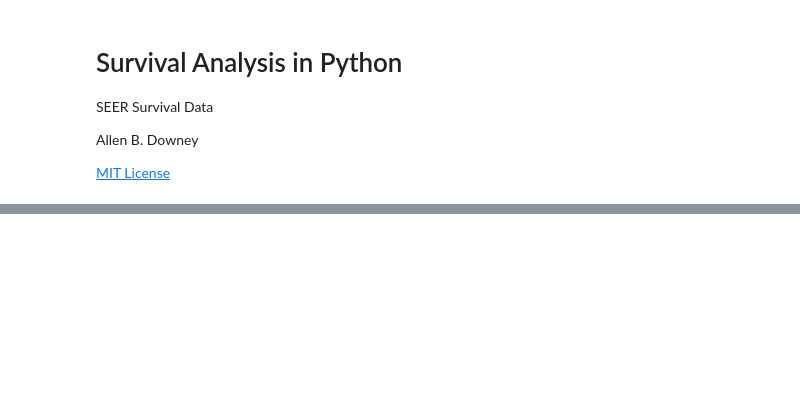
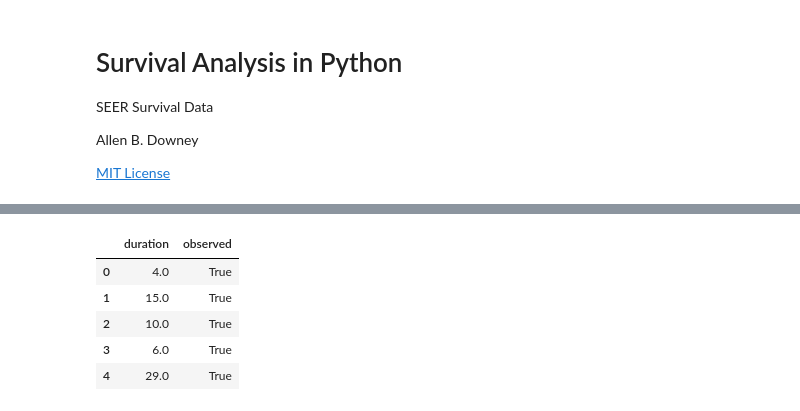
Before and after one commit to AllenDowney/SurvivalAnalysisPython, a Jupyter notebook: read_seer.ipynb, the cells around one changed output, grey strips where cells are left out. Cells and saved outputs as stored; diff of their text form; code cells hidden in the pictures; blank space fills up the shorter version.

```diff
--- a/read_seer.ipynb
+++ b/read_seer.ipynb
@@ -69,0 +357,11 @@ Cdf.from_seq(brain['YEAR_DX']).plot()
+# %%
+d = dict(duration=duration, observed=observed)
+synth = pd.DataFrame(d).sample(frac=1, replace=True).reset_index(drop=True)
+synth.head()
+# %% [output]
+|  | duration | observed |
+| 0 | 4.0 | True |
+| 1 | 15.0 | True |
+| 2 | 10.0 | True |
+| 3 | 6.0 | True |
+| 4 | 29.0 | True |
```
Also changed, not shown: parts of 44 cells of this notebook.
